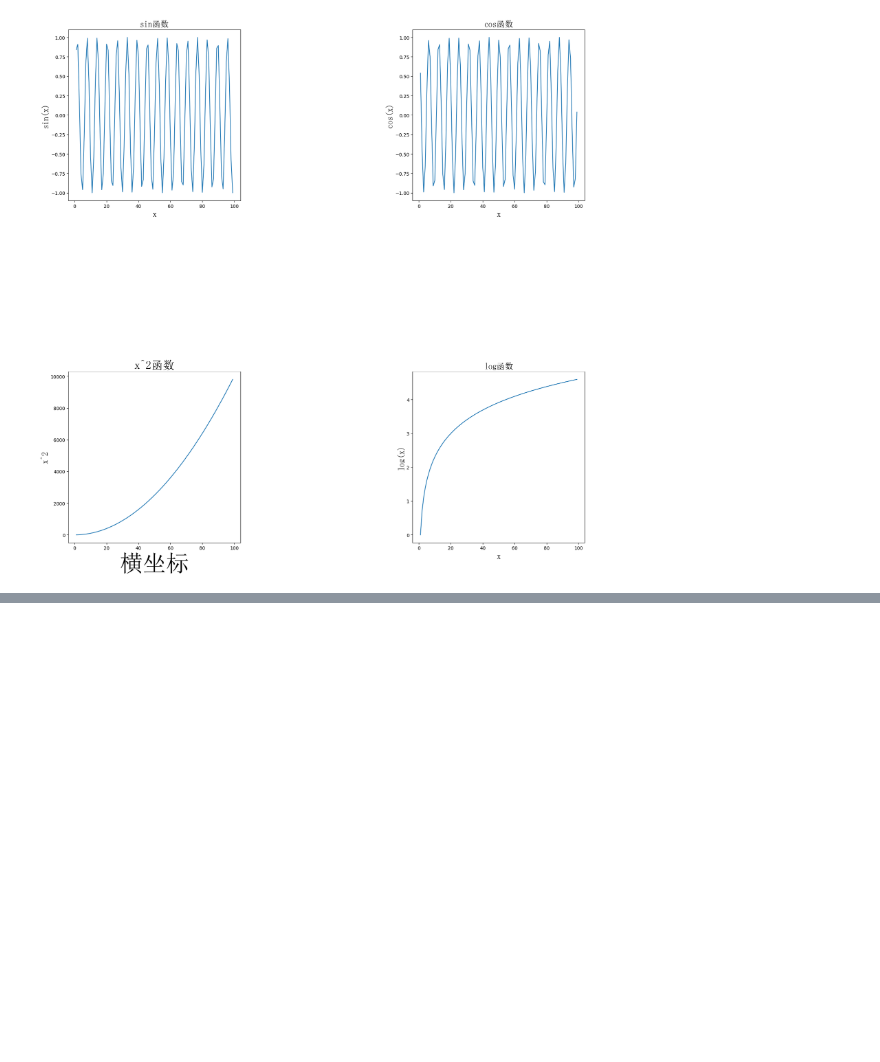
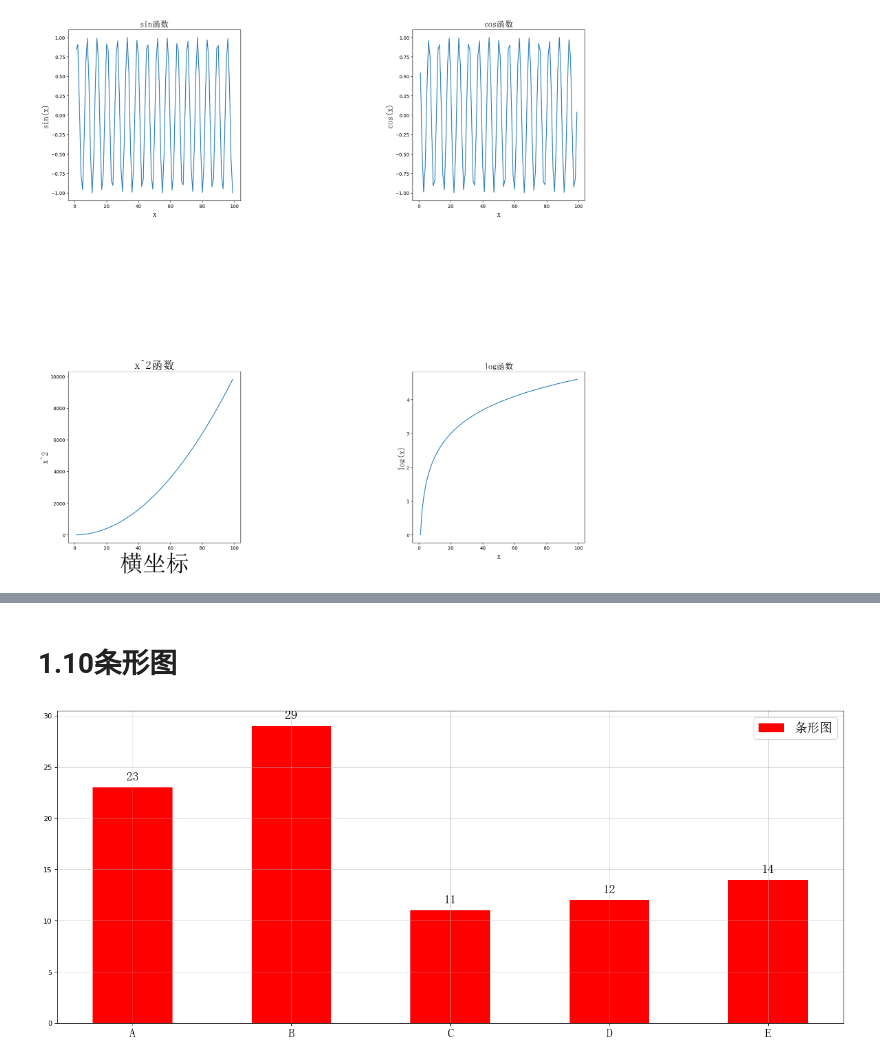
Before and after one commit to ghx0304/test, a Jupyter notebook: day11/draw.ipynb, the cells around one changed output, grey strips where cells are left out. Drawn from its saved outputs; the diff is of its cells as text; code cells hidden in the pictures; blank space fills up the shorter version.

```diff
--- a/day11/draw.ipynb
+++ b/day11/draw.ipynb
@@ -197,0 +231,30 @@ plt.show()
+# %% [markdown]
+# 1.10条形图
+# %%
+#设置x轴和y轴数据
+x = ['A', 'B', 'C', 'D', 'E']
+y = [random.randint(10,30)for i in range(5)]
+
+#设置图片大小
+plt.figure(figsize=(20,8),dpi=80)
+
+#绘制条形图
+plt.bar(x, y, color='r', label='条形图', width=0.5)
+
+#设置x轴刻度
+plt.xticks(x,fontproperties=my_font)
+
+#设置图例
+plt.legend(prop = my_font,loc='upper right')
+
+#设置网格线
+plt.grid(alpha=0.5)
+
+#在条形图上添加数值
+for i in range(len(x)):
+    plt.text(i, y[i]+0.5, y[i], ha='center', va='bottom', fontproperties=my_font)
+
+#显示图片
+plt.show()
+# %% [output]
+[figure, added]
```
Also changed, not shown: parts of 6 cells of this notebook.
